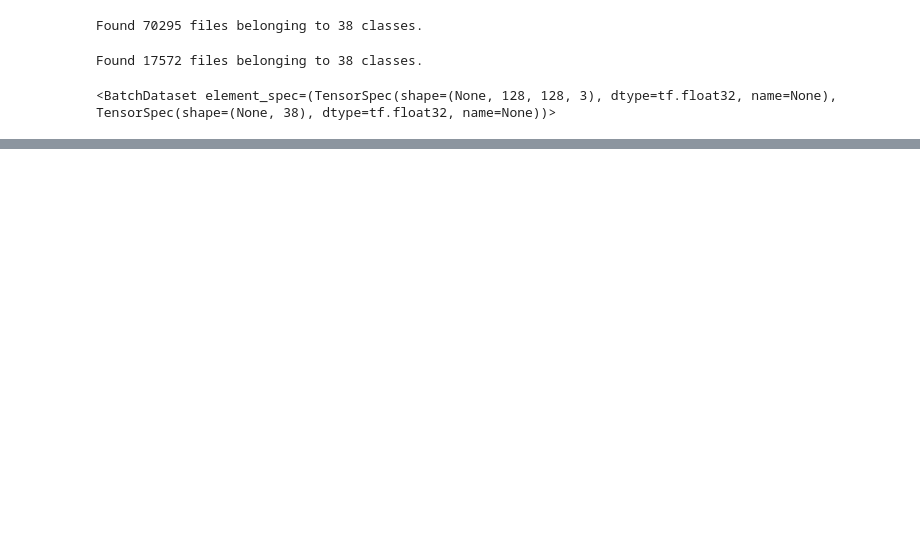
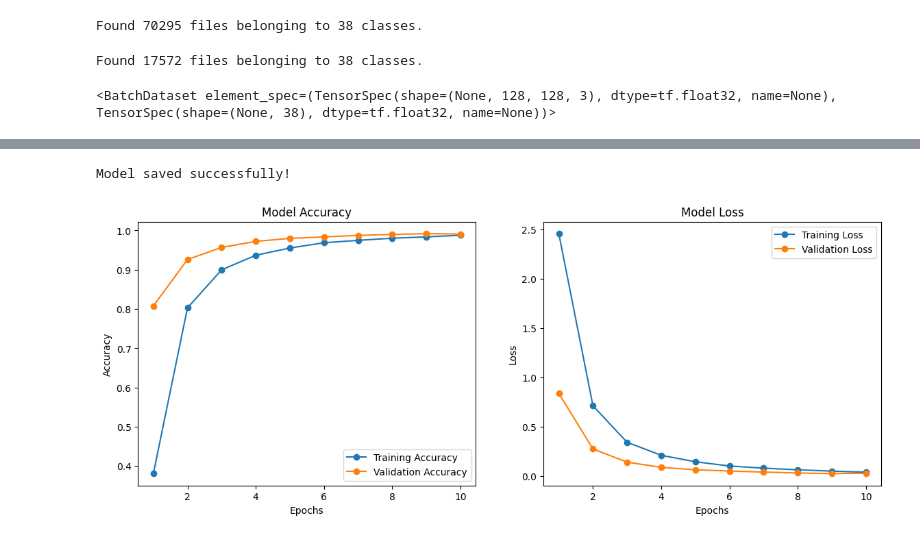
Before and after one commit to satyarthsinghwork-droid/DeepLeaf, a Jupyter notebook: main.ipynb, the cells around one changed output, grey strips where cells are left out. Cells and saved outputs as stored; diff of their text form; code cells hidden in the pictures; blank space fills up the shorter version.

```diff
--- a/main.ipynb
+++ b/main.ipynb
@@ -126,0 +128,34 @@ Epoch 10/10
+# %%
+# Save the model
+model.save('model.keras')
+print("Model saved successfully!")
+# %% [output]
+Model saved successfully!
+# %%
+# Training History Visualization
+
+# 1. Plot Training History
+epochs = range(1, len(history.history['accuracy']) + 1)
+plt.figure(figsize=(14, 5))
+
+# Accuracy Subplot
+plt.subplot(1, 2, 1)
+plt.plot(epochs, history.history['accuracy'], label='Training Accuracy', marker='o')
+plt.plot(epochs, history.history['val_accuracy'], label='Validation Accuracy', marker='o')
+plt.title('Model Accuracy')
+plt.xlabel('Epochs')
+plt.ylabel('Accuracy')
+plt.legend()
+
+# Loss Subplot
+plt.subplot(1, 2, 2)
+plt.plot(epochs, history.history['loss'], label='Training Loss', marker='o')
+plt.plot(epochs, history.history['val_loss'], label='Validation Loss', marker='o')
+plt.title('Model Loss')
+plt.xlabel('Epochs')
+plt.ylabel('Loss')
+plt.legend()
+
+plt.show()
+# %% [output]
+[figure, added]
```
Also changed, not shown: parts of 5 cells of this notebook.
